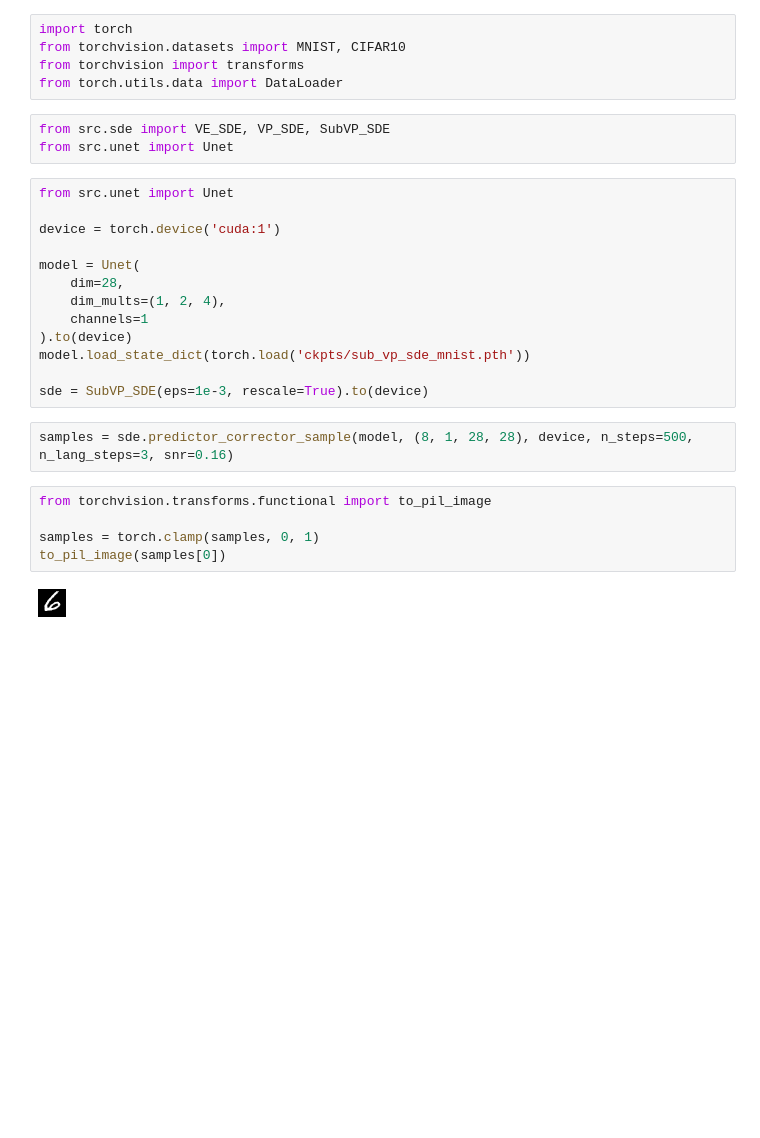
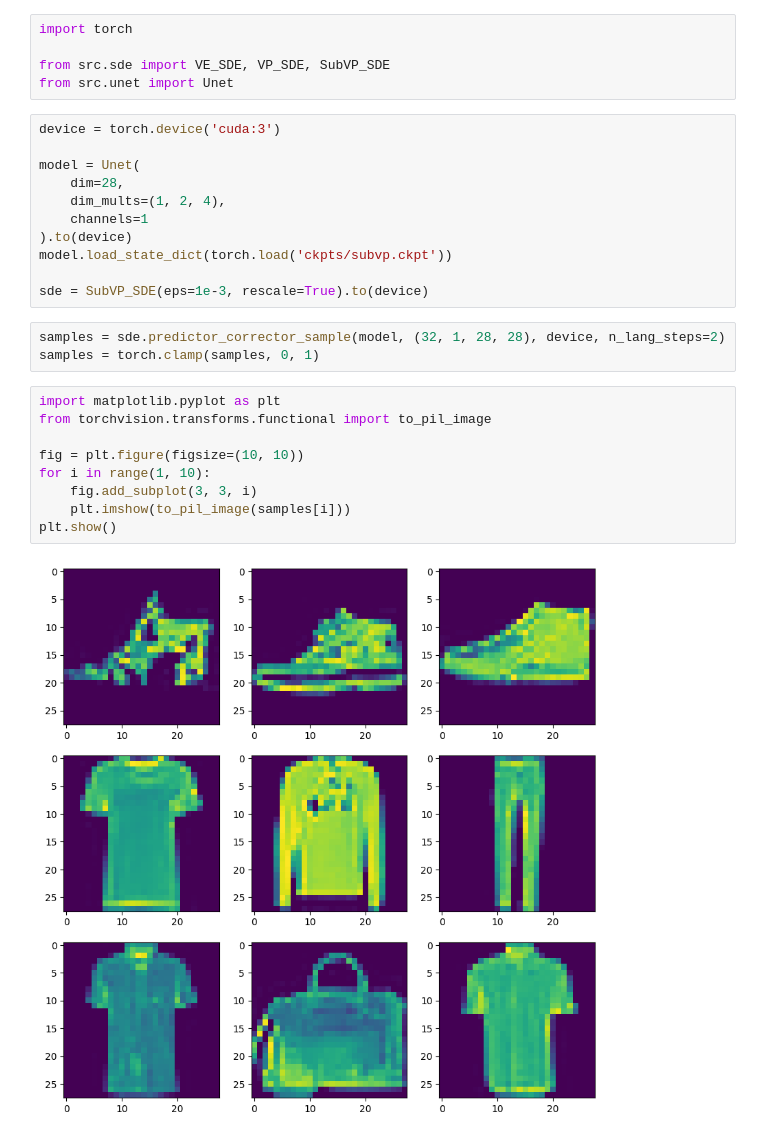
Before and after one commit to DanyeongLee/sde-diffusion-pytorch, a Jupyter notebook: sampling.ipynb, the cells around one changed output. Drawn from its saved outputs; the diff is of its cells as text; blank space fills up the shorter version.

```diff
--- a/sampling.ipynb
+++ b/sampling.ipynb
@@ -1,30 +1,30 @@
-# %%
-import torch
-from torchvision.datasets import MNIST, CIFAR10
-from torchvision import transforms
-from torch.utils.data import DataLoader
 # %%
+import torch
+
 from src.sde import VE_SDE, VP_SDE, SubVP_SDE
 from src.unet import Unet
 # %%
-from src.unet import Unet
-
-device = torch.device('cuda:1')
+device = torch.device('cuda:3')
 
 model = Unet(
     dim=28,
     dim_mults=(1, 2, 4),
     channels=1
 ).to(device)
-model.load_state_dict(torch.load('ckpts/sub_vp_sde_mnist.pth'))
+model.load_state_dict(torch.load('ckpts/subvp.ckpt'))
 
 sde = SubVP_SDE(eps=1e-3, rescale=True).to(device)
 # %%
-samples = sde.predictor_corrector_sample(model, (8, 1, 28, 28), device, n_steps=500, n_lang_steps=3, snr=0.16)
+samples = sde.predictor_corrector_sample(model, (32, 1, 28, 28), device, n_lang_steps=2)
+samples = torch.clamp(samples, 0, 1)
-# %%
-from torchvision.transforms.functional import to_pil_image
-
-samples = torch.clamp(samples, 0, 1)
-to_pil_image(samples[0])
-# %% [output]
-[figure, removed]
+# %%
+import matplotlib.pyplot as plt
+from torchvision.transforms.functional import to_pil_image
+
+fig = plt.figure(figsize=(10, 10))
+for i in range(1, 10):
+    fig.add_subplot(3, 3, i)
+    plt.imshow(to_pil_image(samples[i]))
+plt.show()
+# %% [output]
+[figure, added]
```
Also changed, not shown: 3 other files.
